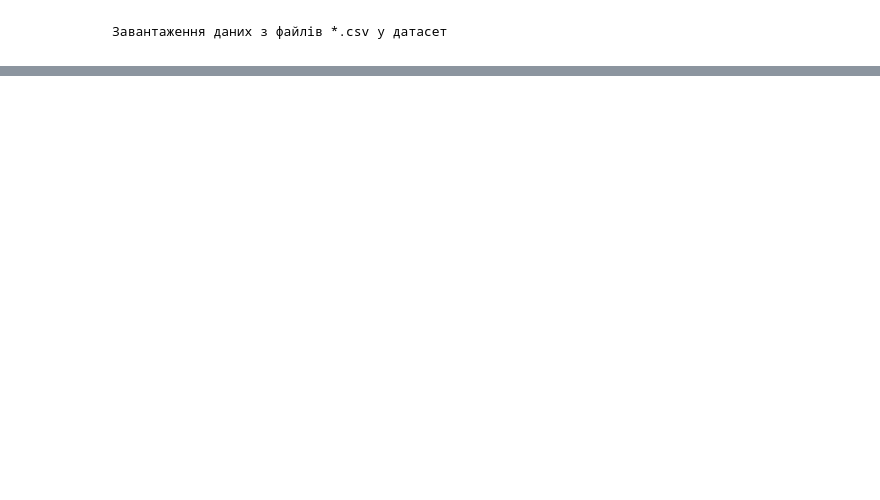
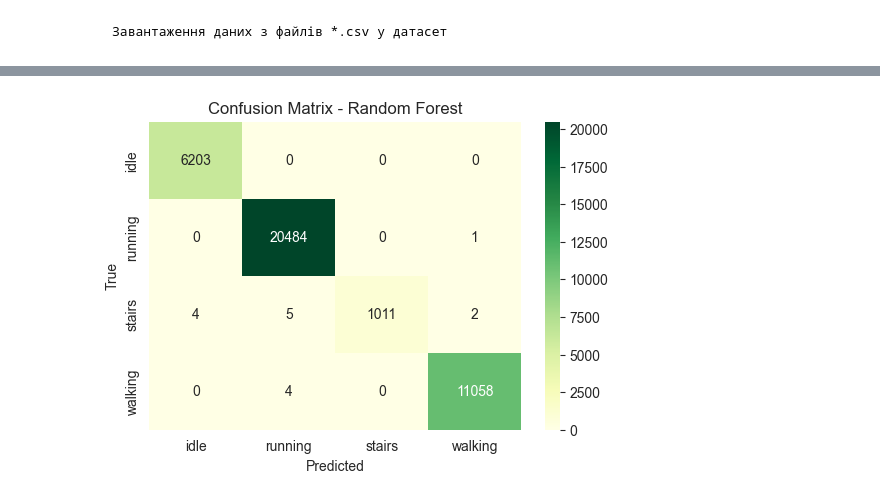
Before and after one commit to KyryloChalov/DS, a Jupyter notebook: HW_05/hw5.ipynb, the cells around one changed output, grey strips where cells are left out. Cells and saved outputs as stored; diff of their text form; code cells hidden in the pictures; blank space fills up the shorter version.

```diff
--- a/HW_05/hw5.ipynb
+++ b/HW_05/hw5.ipynb
@@ -303,0 +334,18 @@ plt.show()
+# %%
+rf_cm = confusion_matrix(y_test, rf_predictions)
+
+plt.figure(figsize=(6, 4))
+sns.heatmap(
+    rf_cm,
+    annot=True,
+    fmt="d",
+    cmap="YlGn",
+    xticklabels=ticklabels,
+    yticklabels=ticklabels,
+)
+plt.title("Confusion Matrix - Random Forest")
+plt.xlabel("Predicted")
+plt.ylabel("True")
+plt.show()
+# %% [output]
+[figure, added]
```
Also changed, not shown: parts of 40 cells of this notebook, 4 other files.
